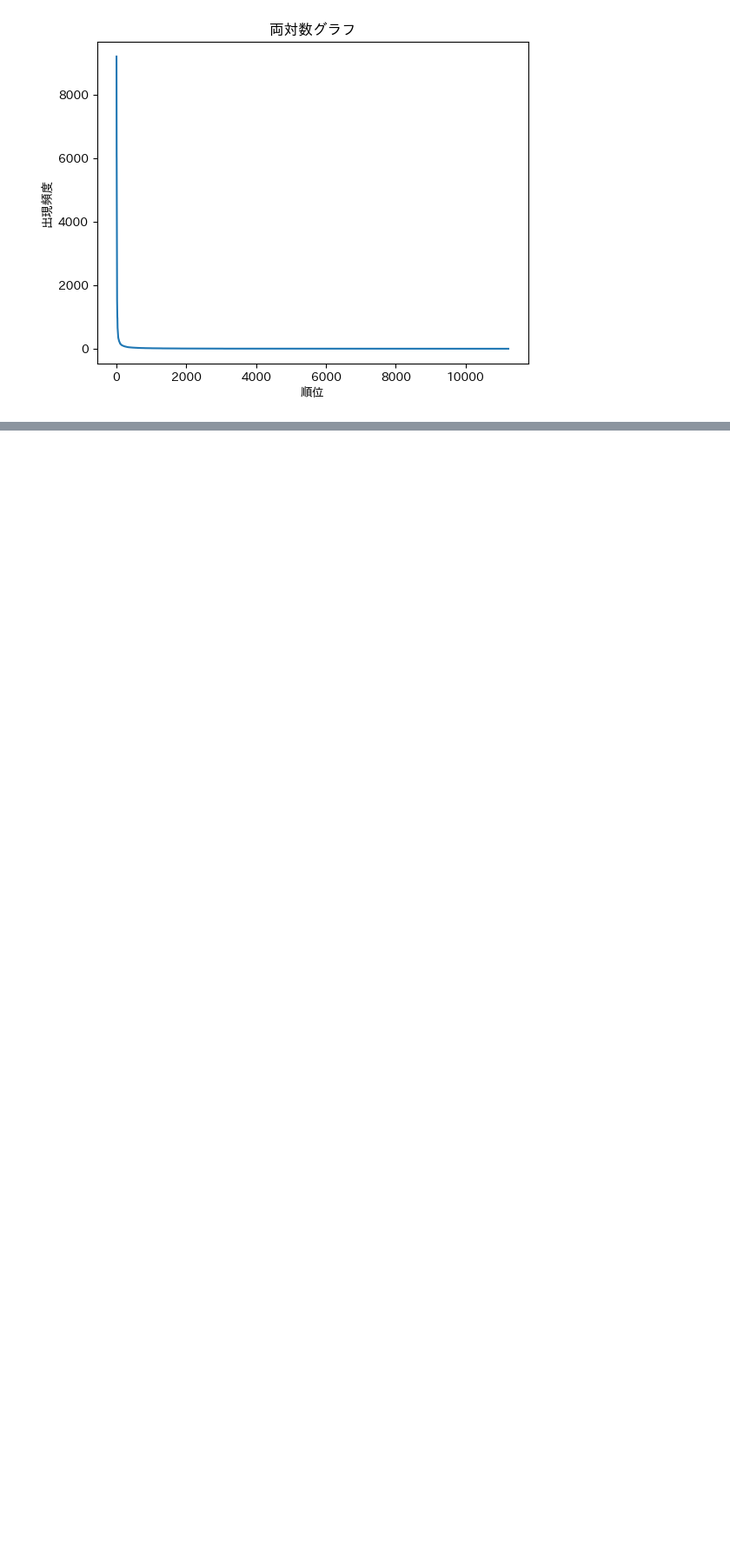
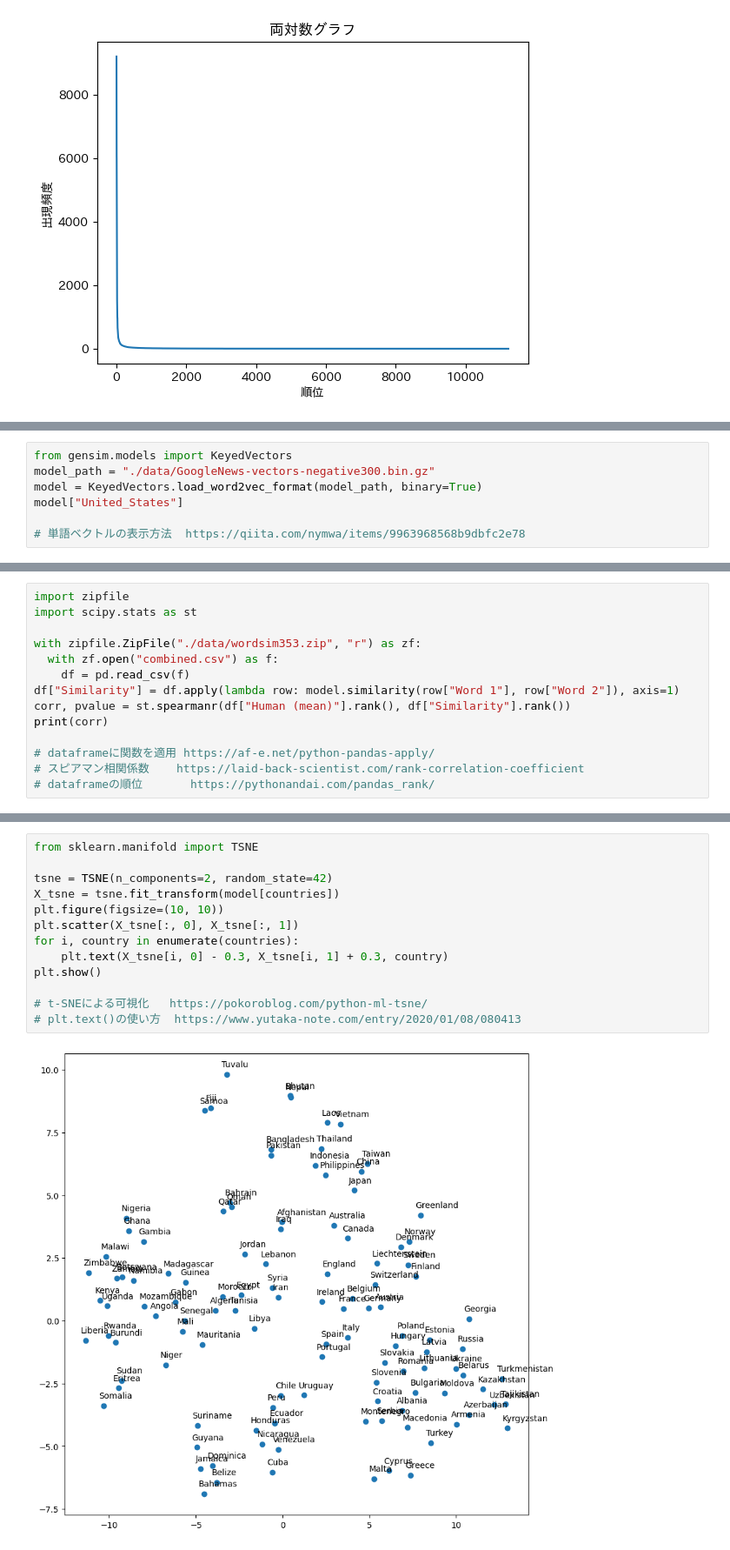
Before and after one commit to j329nish/100knocks, a Jupyter notebook: 100knocks.ipynb, the cells around one changed output, grey strips where cells are left out. Shown at 87% size. Drawn from its saved outputs; the diff is of its cells as text; blank space fills up the shorter version.

```diff
--- a/100knocks.ipynb
+++ b/100knocks.ipynb
@@ -752,0 +1035,7 @@ plt.show()
+# %%
+from gensim.models import KeyedVectors
+model_path = "./data/GoogleNews-vectors-negative300.bin.gz"
+model = KeyedVectors.load_word2vec_format(model_path, binary=True)
+model["United_States"]
+
+# 単語ベクトルの表示方法  https://qiita.com/nymwa/items/9963968568b9dbfc2e78
@@ -752,0 +1210,14 @@ plt.show()
+# %%
+import zipfile
+import scipy.stats as st
+
+with zipfile.ZipFile("./data/wordsim353.zip", "r") as zf:
+  with zf.open("combined.csv") as f:
+    df = pd.read_csv(f)
+df["Similarity"] = df.apply(lambda row: model.similarity(row["Word 1"], row["Word 2"]), axis=1)
+corr, pvalue = st.spearmanr(df["Human (mean)"].rank(), df["Similarity"].rank())
+print(corr)
+
+# dataframeに関数を適用 https://af-e.net/python-pandas-apply/
+# スピアマン相関係数    https://laid-back-scientist.com/rank-correlation-coefficient
+# dataframeの順位       https://pythonandai.com/pandas_rank/
@@ -752,0 +1288,15 @@ plt.show()
+# %%
+from sklearn.manifold import TSNE
+
+tsne = TSNE(n_components=2, random_state=42)
+X_tsne = tsne.fit_transform(model[countries])
+plt.figure(figsize=(10, 10))
+plt.scatter(X_tsne[:, 0], X_tsne[:, 1])
+for i, country in enumerate(countries):
+    plt.text(X_tsne[i, 0] - 0.3, X_tsne[i, 1] + 0.3, country)
+plt.show()
+
+# t-SNEによる可視化   https://pokoroblog.com/python-ml-tsne/
+# plt.text()の使い方  https://www.yutaka-note.com/entry/2020/01/08/080413
+# %% [output]
+[figure, added]
```
Also changed, not shown: parts of 47 cells of this notebook.
